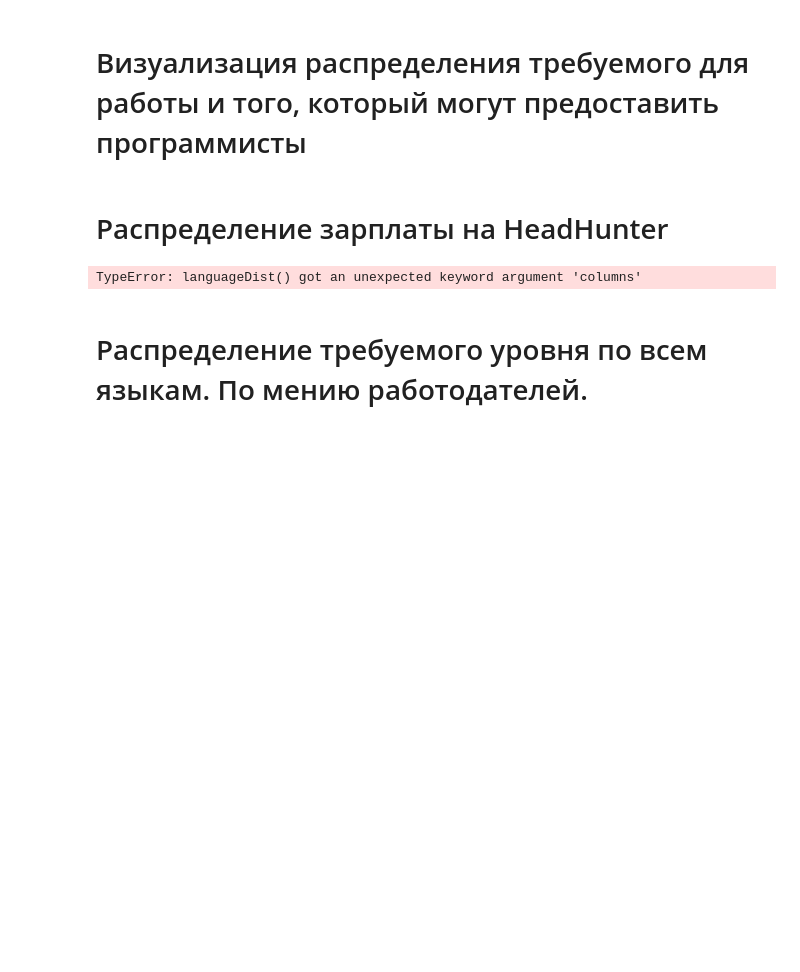
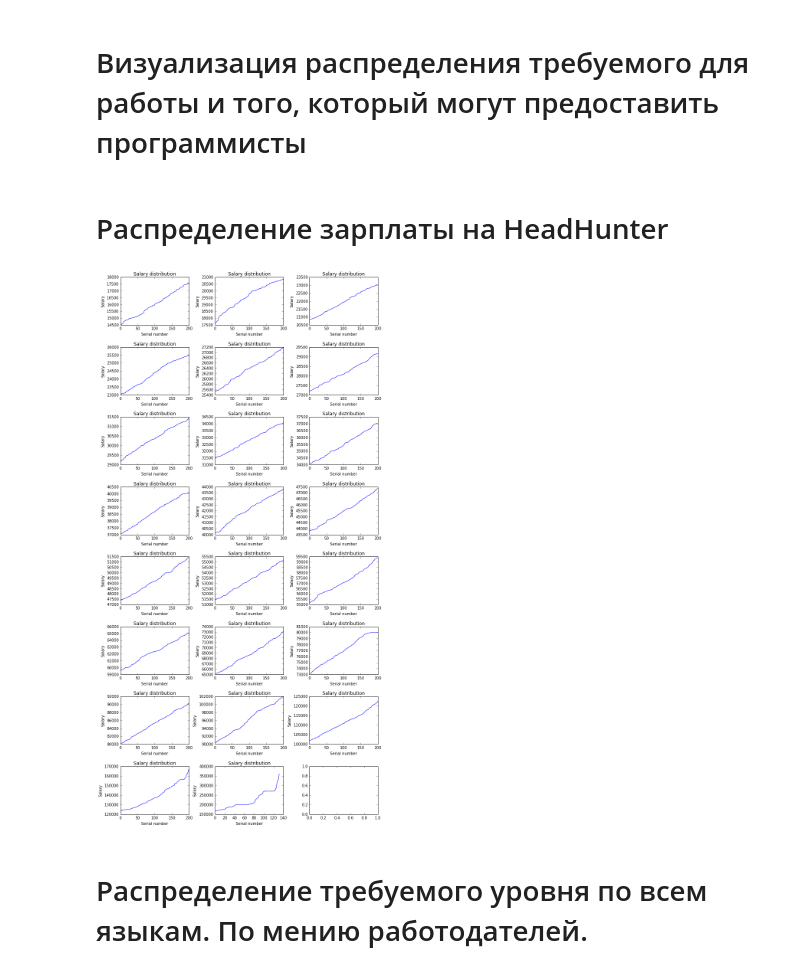
Before and after one commit to anton-br/ProgrammerRecommendSystem, a Jupyter notebook: Visualization.ipynb, the cells around one changed output. Saved outputs shown, nothing was run; the diff lists cells and outputs as text; code cells hidden in the pictures; blank space fills up the shorter version.

```diff
--- a/Visualization.ipynb
+++ b/Visualization.ipynb
@@ -11,7 +11,7 @@ col = git.columns
 # %% [markdown]
 # Распределение зарплаты на HeadHunter
 # %%
-def languageDist(columns):
+def SalaryVisual(columns):
     f,axis = plt.subplots(8,3, figsize = (10,20))
     plt.tight_layout(pad=1.0, w_pad=4.0, h_pad=4.0)
     i,j = 0,0
@@ -27,9 +27,9 @@ def languageDist(columns):
         else: j +=1
         if i== 8: break
 # %%
-languageDist(columns = hdt["Salary"].values)
+SalaryVisual(hdt["Salary"].values)
 # %% [output]
-TypeError: languageDist() got an unexpected keyword argument 'columns'
+[figure, added]
 # %%
 def languageDist(dataset):
     columns = dataset.columns
```
